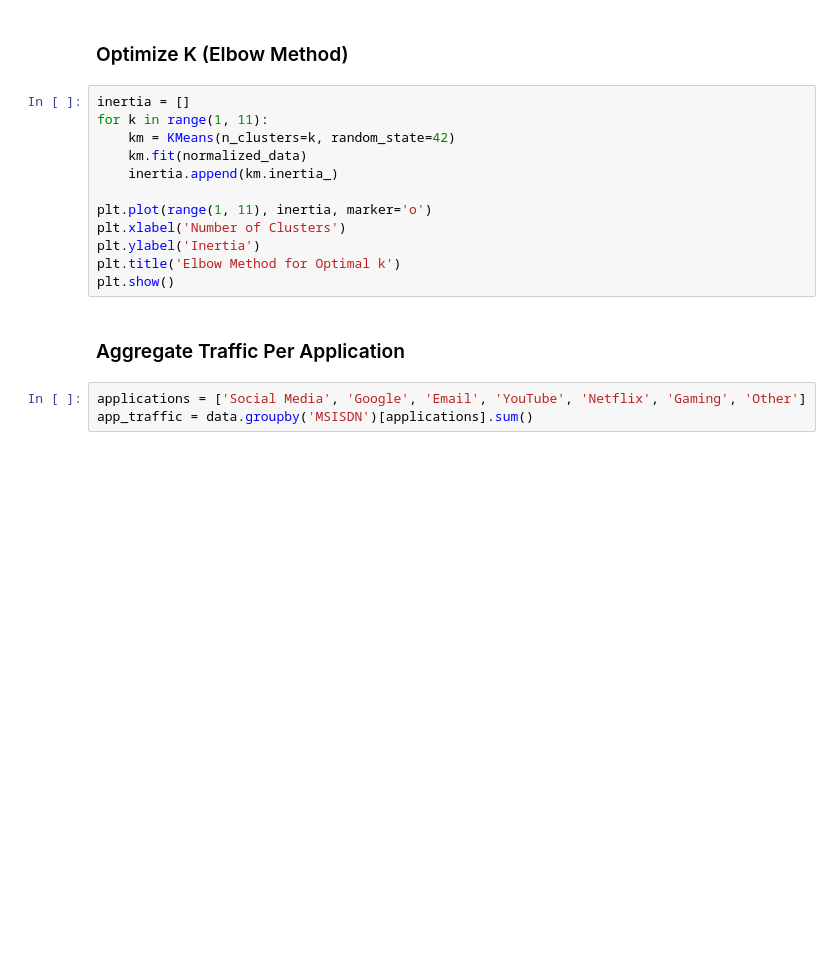
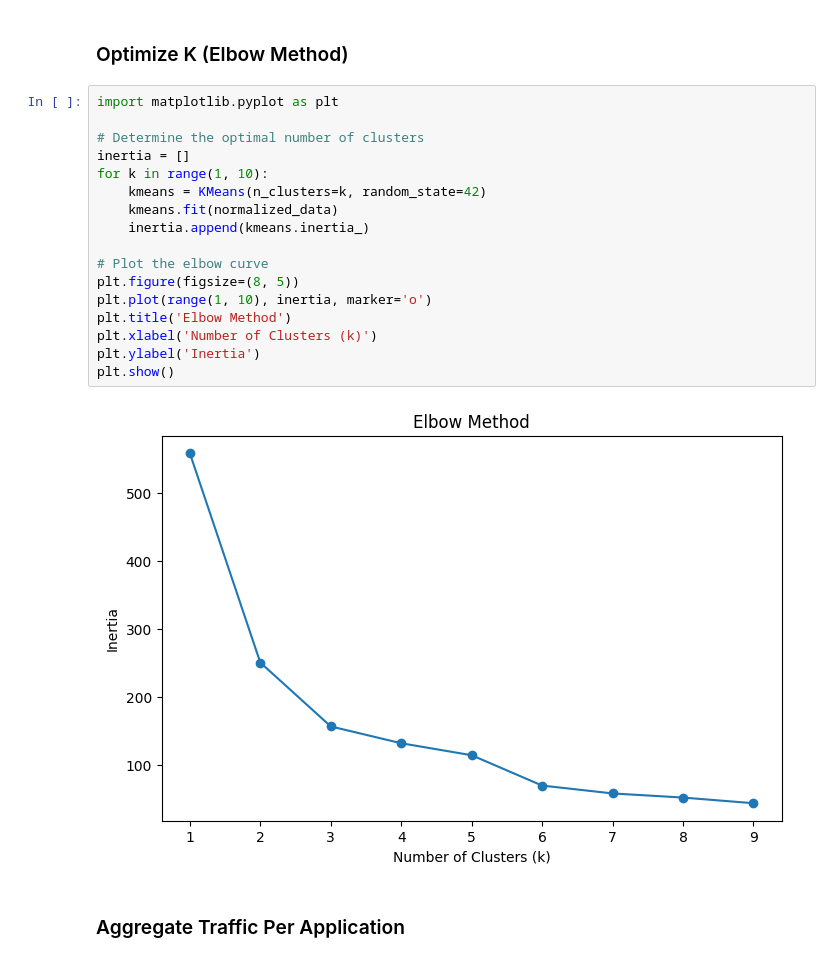
Before and after one commit to Roman0290/TellCo-Investment-Analysis, a Jupyter notebook: notebooks/user_engagment_analysis.ipynb, the cells around one changed output. Cells and saved outputs as stored; diff of their text form; blank space fills up the shorter version.

```diff
--- a/notebooks/user_engagment_analysis.ipynb
+++ b/notebooks/user_engagment_analysis.ipynb
@@ -98,19 +187,23 @@ NameError: name 'aggregated_data' is not defined
 # %% [markdown]
 ### Optimize K (Elbow Method)
 # %%
+import matplotlib.pyplot as plt
+
+# Determine the optimal number of clusters
 inertia = []
-for k in range(1, 11):
-    km = KMeans(n_clusters=k, random_state=42)
-    km.fit(normalized_data)
-    inertia.append(km.inertia_)
+for k in range(1, 10):
+    kmeans = KMeans(n_clusters=k, random_state=42)
+    kmeans.fit(normalized_data)
+    inertia.append(kmeans.inertia_)
 
-plt.plot(range(1, 11), inertia, marker='o')
-plt.xlabel('Number of Clusters')
+# Plot the elbow curve
+plt.figure(figsize=(8, 5))
+plt.plot(range(1, 10), inertia, marker='o')
+plt.title('Elbow Method')
+plt.xlabel('Number of Clusters (k)')
 plt.ylabel('Inertia')
-plt.title('Elbow Method for Optimal k')
 plt.show()
+# %% [output]
+[figure, added]
 # %% [markdown]
 ### Aggregate Traffic Per Application
-# %%
-applications = ['Social Media', 'Google', 'Email', 'YouTube', 'Netflix', 'Gaming', 'Other']
-app_traffic = data.groupby('MSISDN')[applications].sum()
```
Also changed, not shown: parts of 7 cells of this notebook.
